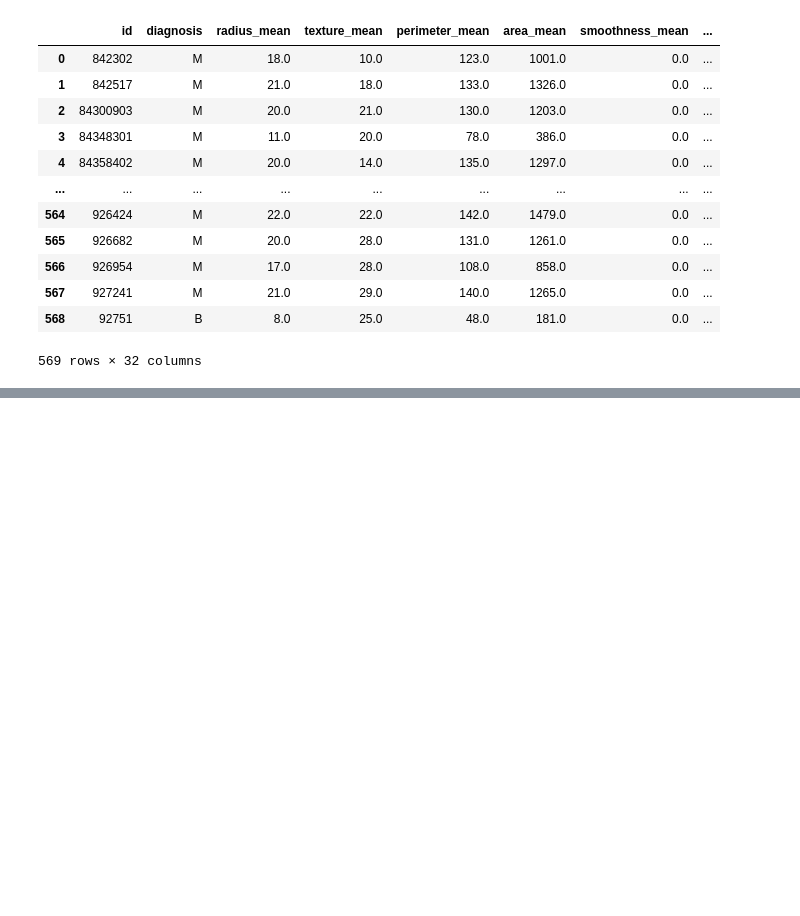
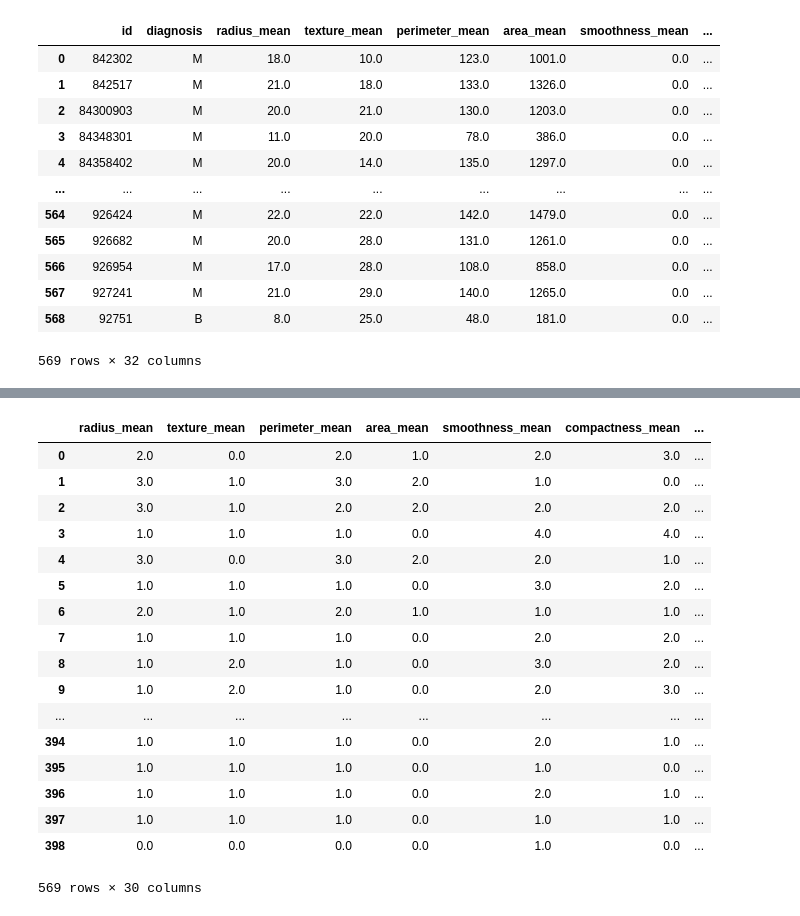
Before and after one commit to A-George26826/Numerical-Precision-Res-Official, a Jupyter notebook: main.ipynb, the cells around one changed output, grey strips where cells are left out. Saved outputs shown, nothing was run; the diff lists cells and outputs as text; code cells hidden in the pictures; blank space fills up the shorter version.

```diff
--- a/main.ipynb
+++ b/main.ipynb
@@ -126,0 +222,26 @@ x["HI"]
+# %%
+kbd = KBinsDiscretizer(n_bins=5, encode="ordinal", strategy="uniform")
+
+binned = kbd.fit_transform(X)
+
+binned_df = pd.DataFrame(binned, columns=X.columns)
+binned_df
+# %% [output]
+|  | radius_mean | texture_mean | perimeter_mean | area_mean | smoothness_mean | compactness_mean | ... |
+| 0 | 2.0 | 0.0 | 2.0 | 1.0 | 2.0 | 3.0 | ... |
+| 1 | 3.0 | 1.0 | 3.0 | 2.0 | 1.0 | 0.0 | ... |
+| 2 | 3.0 | 1.0 | 2.0 | 2.0 | 2.0 | 2.0 | ... |
+| 3 | 1.0 | 1.0 | 1.0 | 0.0 | 4.0 | 4.0 | ... |
+| 4 | 3.0 | 0.0 | 3.0 | 2.0 | 2.0 | 1.0 | ... |
+| 5 | 1.0 | 1.0 | 1.0 | 0.0 | 3.0 | 2.0 | ... |
+| 6 | 2.0 | 1.0 | 2.0 | 1.0 | 1.0 | 1.0 | ... |
+| 7 | 1.0 | 1.0 | 1.0 | 0.0 | 2.0 | 2.0 | ... |
+| 8 | 1.0 | 2.0 | 1.0 | 0.0 | 3.0 | 2.0 | ... |
+| 9 | 1.0 | 2.0 | 1.0 | 0.0 | 2.0 | 3.0 | ... |
+| ... | ... | ... | ... | ... | ... | ... | ... |
+| 394 | 1.0 | 1.0 | 1.0 | 0.0 | 2.0 | 1.0 | ... |
+| 395 | 1.0 | 1.0 | 1.0 | 0.0 | 1.0 | 0.0 | ... |
+| 396 | 1.0 | 1.0 | 1.0 | 0.0 | 2.0 | 1.0 | ... |
+| 397 | 1.0 | 1.0 | 1.0 | 0.0 | 1.0 | 1.0 | ... |
+| 398 | 0.0 | 0.0 | 0.0 | 0.0 | 1.0 | 0.0 | ... |
+569 rows × 30 columns
```
Also changed, not shown: parts of 10 cells of this notebook.
